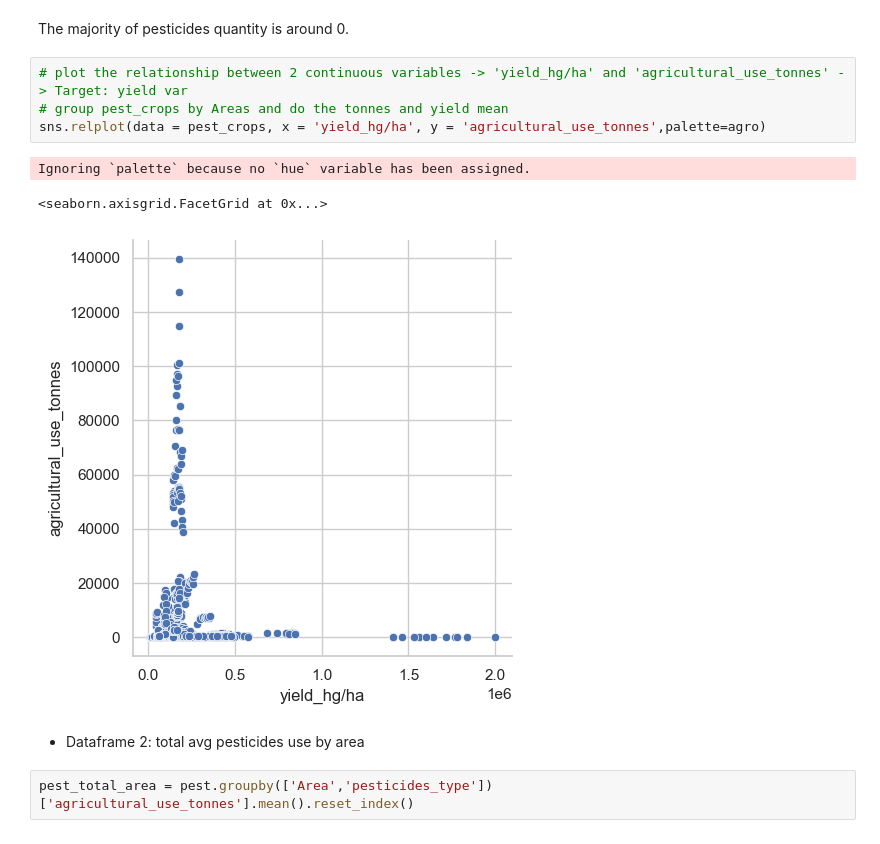
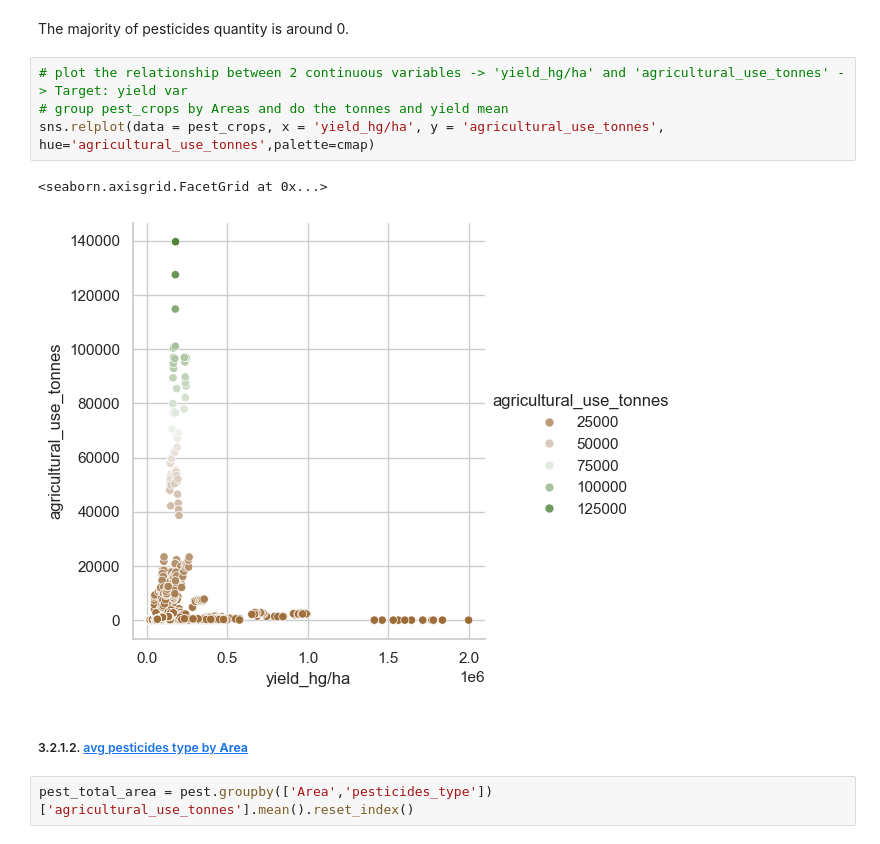
Before and after one commit to CrisDAndres/proyecto_agrotech, a Jupyter notebook: EDA.ipynb, the cells around one changed output. Drawn from its saved outputs; the diff is of its cells as text.

```diff
--- a/EDA.ipynb
+++ b/EDA.ipynb
@@ -523,13 +526,12 @@ The majority of pesticides quantity is around 0.
 # %%
 # plot the relationship between 2 continuous variables -> 'yield_hg/ha' and 'agricultural_use_tonnes' -> Target: yield var
 # group pest_crops by Areas and do the tonnes and yield mean
-sns.relplot(data = pest_crops, x = 'yield_hg/ha', y = 'agricultural_use_tonnes',palette=agro)
+sns.relplot(data = pest_crops, x = 'yield_hg/ha', y = 'agricultural_use_tonnes', hue='agricultural_use_tonnes',palette=cmap)
 # %% [output]
-Ignoring `palette` because no `hue` variable has been assigned.
+<seaborn.axisgrid.FacetGrid at 0x...>
-<seaborn.axisgrid.FacetGrid at 0x...>
-[figure, old version]
+[figure, new version]
-# %% [markdown]
-- Dataframe 2: total avg pesticides use by area
+# %% [markdown]
+##### 3.2.1.2. <a id='toc3_2_1_2_'></a>[avg pesticides type by **Area**](#toc0_)
 # %%
 pest_total_area = pest.groupby(['Area','pesticides_type'])['agricultural_use_tonnes'].mean().reset_index()
 # %%
```
Also changed, not shown: parts of 18 cells of this notebook, 4 other files.
